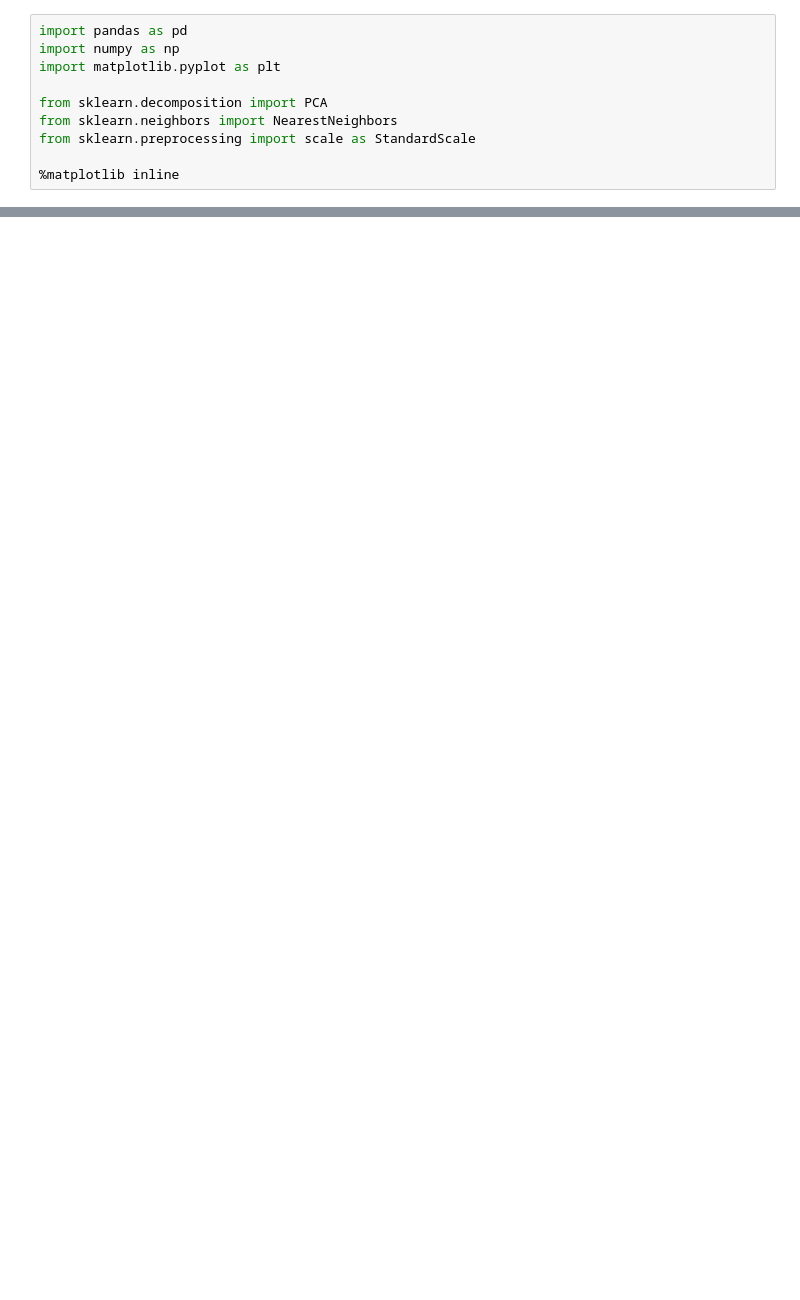
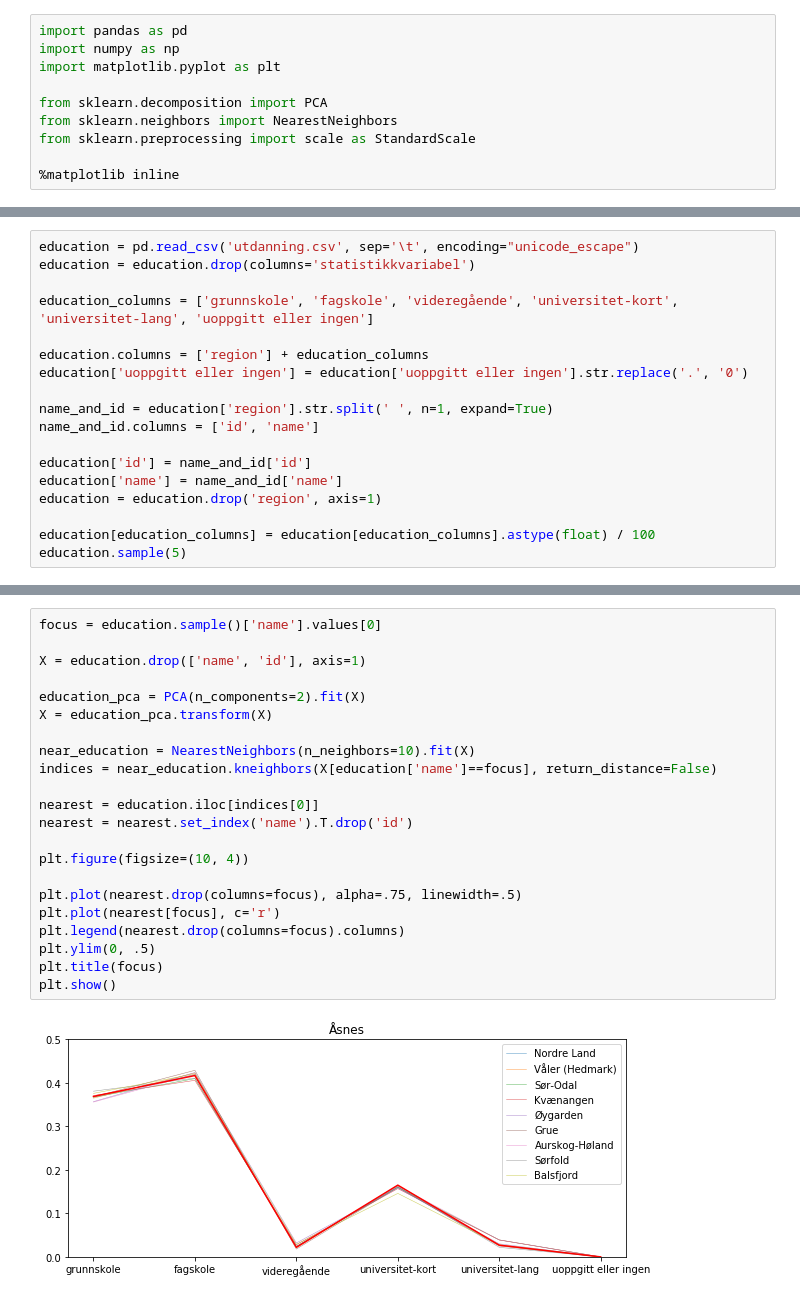
Before and after one commit to Havegum/kNearestKommunes, a Jupyter notebook: Kommune similarity.ipynb, the cells around one changed output, grey strips where cells are left out. Cells and saved outputs as stored; diff of their text form; blank space fills up the shorter version.

```diff
--- a/Kommune similarity.ipynb
+++ b/Kommune similarity.ipynb
@@ -101,0 +101,18 @@ pd.DataFrame(
+# %%
+education = pd.read_csv('utdanning.csv', sep='\t', encoding="unicode_escape")
+education = education.drop(columns='statistikkvariabel')
+
+education_columns = ['grunnskole', 'fagskole', 'videregående', 'universitet-kort', 'universitet-lang', 'uoppgitt eller ingen']
+
+education.columns = ['region'] + education_columns
+education['uoppgitt eller ingen'] = education['uoppgitt eller ingen'].str.replace('.', '0')
+
+name_and_id = education['region'].str.split(' ', n=1, expand=True)
+name_and_id.columns = ['id', 'name']
+
+education['id'] = name_and_id['id']
+education['name'] = name_and_id['name']
+education = education.drop('region', axis=1)
+
+education[education_columns] = education[education_columns].astype(float) / 100
+education.sample(5)
@@ -101,0 +126,24 @@ pd.DataFrame(
+# %%
+focus = education.sample()['name'].values[0]
+
+X = education.drop(['name', 'id'], axis=1)
+
+education_pca = PCA(n_components=2).fit(X)
+X = education_pca.transform(X)
+
+near_education = NearestNeighbors(n_neighbors=10).fit(X)
+indices = near_education.kneighbors(X[education['name']==focus], return_distance=False)
+
+nearest = education.iloc[indices[0]]
+nearest = nearest.set_index('name').T.drop('id')
+
+plt.figure(figsize=(10, 4))
+
+plt.plot(nearest.drop(columns=focus), alpha=.75, linewidth=.5)
+plt.plot(nearest[focus], c='r')
+plt.legend(nearest.drop(columns=focus).columns)
+plt.ylim(0, .5)
+plt.title(focus)
+plt.show()
+# %% [output]
+[figure, added]
```
Also changed, not shown: parts of 18 cells of this notebook, 4 other files.
